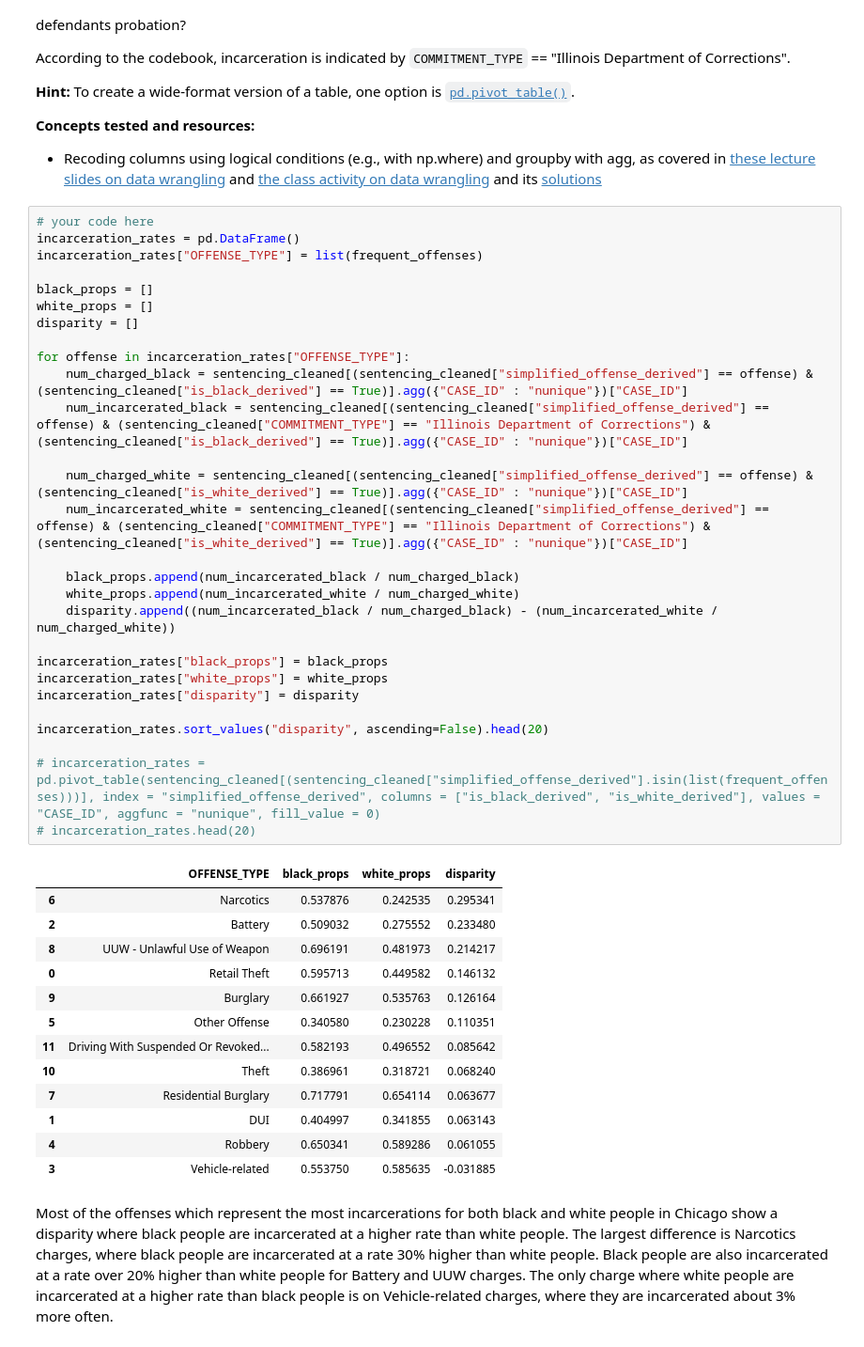
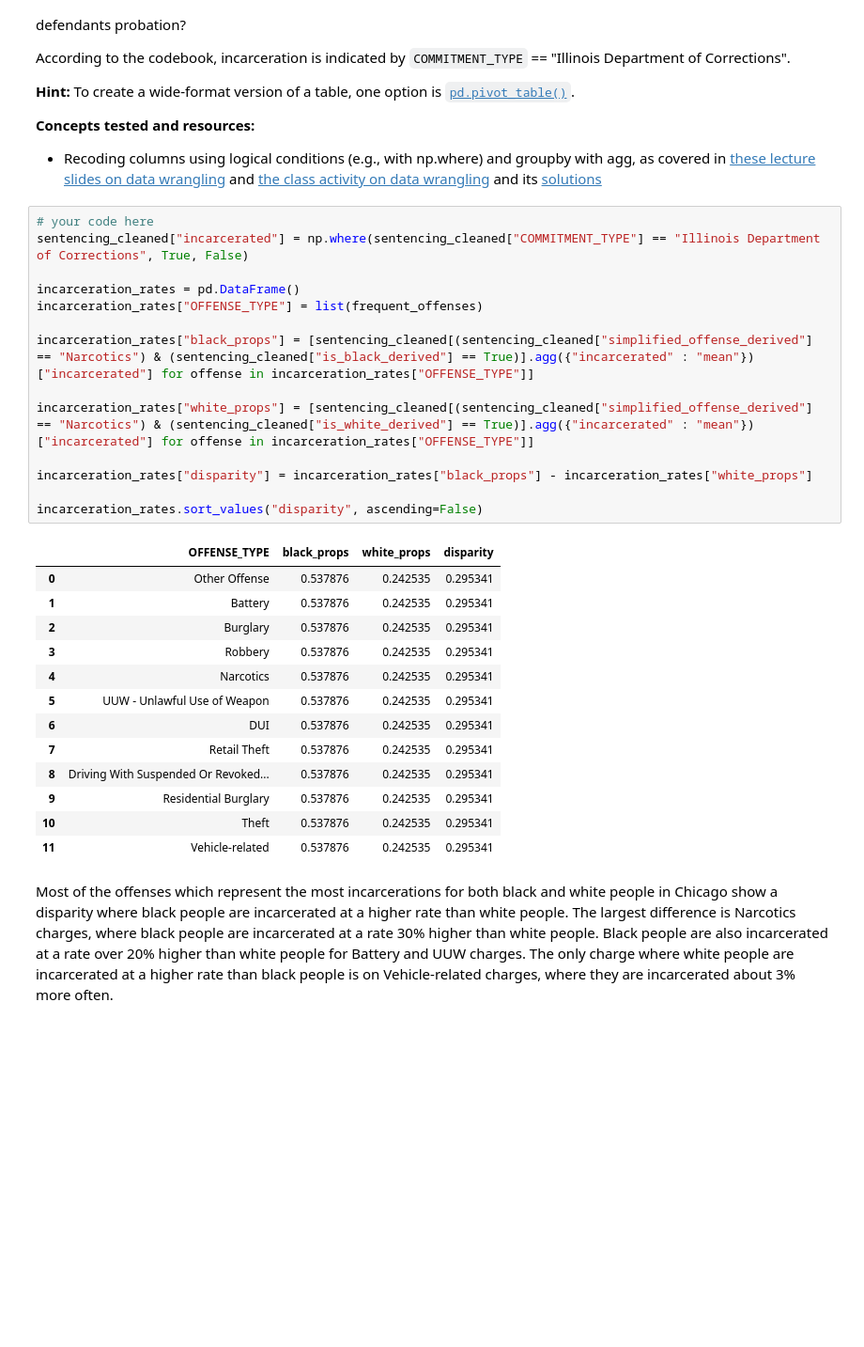
Before and after one commit to alexcraig043/qss-20, a Jupyter notebook: problemsets/pset2/pset2_f0055yb.ipynb, the cells around one changed output. Shown at 94% size. Cells and saved outputs as stored; diff of their text form; blank space fills up the shorter version.

```diff
--- a/problemsets/pset2/pset2_f0055yb.ipynb
+++ b/problemsets/pset2/pset2_f0055yb.ipynb
@@ -527,46 +569,32 @@ According to the codebook, incarceration is indicated by `COMMITMENT_TYPE` == "I
 - Recoding columns using logical conditions (e.g., with np.where) and groupby with agg, as covered in [these lecture slides on data wrangling](https://github.com/jhaber-zz/QSS20_public/blob/main/slides/03_qss20_w23_pandas.pdf) and [the class activity on data wrangling](https://github.com/jhaber-zz/QSS20_public/blob/main/activities/01_pandas_blank.ipynb) and its [solutions](https://github.com/jhaber-zz/QSS20_public/blob/main/activities/solutions/01_pandas_solutions.ipynb)
 # %%
 # your code here
+sentencing_cleaned["incarcerated"] = np.where(sentencing_cleaned["COMMITMENT_TYPE"] == "Illinois Department of Corrections", True, False)
+
 incarceration_rates = pd.DataFrame()
 incarceration_rates["OFFENSE_TYPE"] = list(frequent_offenses)
 
-black_props = []
-white_props = []
-disparity = []
+incarceration_rates["black_props"] = [sentencing_cleaned[(sentencing_cleaned["simplified_offense_derived"] == "Narcotics") & (sentencing_cleaned["is_black_derived"] == True)].agg({"incarcerated" : "mean"})["incarcerated"] for offense in incarceration_rates["OFFENSE_TYPE"]]
 
-for offense in incarceration_rates["OFFENSE_TYPE"]:
-    num_charged_black = sentencing_cleaned[(sentencing_cleaned["simplified_offense_derived"] == offense) & (sentencing_cleaned["is_black_derived"] == True)].agg({"CASE_ID" : "nunique"})["CASE_ID"]
-    num_incarcerated_black = sentencing_cleaned[(sentencing_cleaned["simplified_offense_derived"] == offense) & (sentencing_cleaned["COMMITMENT_TYPE"] == "Illinois Department of Corrections") & (sentencing_cleaned["is_black_derived"] == True)].agg({"CASE_ID" : "nunique"})["CASE_ID"]
+incarceration_rates["white_props"] = [sentencing_cleaned[(sentencing_cleaned["simplified_offense_derived"] == "Narcotics") & (sentencing_cleaned["is_white_derived"] == True)].agg({"incarcerated" : "mean"})["incarcerated"] for offense in incarceration_rates["OFFENSE_TYPE"]]
 
-    num_charged_white = sentencing_cleaned[(sentencing_cleaned["simplified_offense_derived"] == offense) & (sentencing_cleaned["is_white_derived"] == True)].agg({"CASE_ID" : "nunique"})["CASE_ID"]
-    num_incarcerated_white = sentencing_cleaned[(sentencing_cleaned["simplified_offense_derived"] == offense) & (sentencing_cleaned["COMMITMENT_TYPE"] == "Illinois Department of Corrections") & (sentencing_cleaned["is_white_derived"] == True)].agg({"CASE_ID" : "nunique"})["CASE_ID"]
+incarceration_rates["disparity"] = incarceration_rates["black_props"] - incarceration_rates["white_props"]
 
-    black_props.append(num_incarcerated_black / num_charged_black)
-    white_props.append(num_incarcerated_white / num_charged_white)
-    disparity.append((num_incarcerated_black / num_charged_black) - (num_incarcerated_white / num_charged_white))
-
-incarceration_rates["black_props"] = black_props
-incarceration_rates["white_props"] = white_props
-incarceration_rates["disparity"] = disparity
-
-incarceration_rates.sort_values("disparity", ascending=False).head(20)
-
-# incarceration_rates = pd.pivot_table(sentencing_cleaned[(sentencing_cleaned["simplified_offense_derived"].isin(list(frequent_offenses)))], index = "simplified_offense_derived", columns = ["is_black_derived", "is_white_derived"], values = "CASE_ID", aggfunc = "nunique", fill_value = 0)
-# incarceration_rates.head(20)
+incarceration_rates.sort_values("disparity", ascending=False)
 # %% [output]
 |  | OFFENSE_TYPE | black_props | white_props | disparity |
-| 6 | Narcotics | 0.537876 | 0.242535 | 0.295341 |
-| 2 | Battery | 0.509032 | 0.275552 | 0.233480 |
-| 8 | UUW - Unlawful Use of Weapon | 0.696191 | 0.481973 | 0.214217 |
-| 0 | Retail Theft | 0.595713 | 0.449582 | 0.146132 |
-| 9 | Burglary | 0.661927 | 0.535763 | 0.126164 |
-| 5 | Other Offense | 0.340580 | 0.230228 | 0.110351 |
-| 11 | Driving With Suspended Or Revoked... | 0.582193 | 0.496552 | 0.085642 |
-| 10 | Theft | 0.386961 | 0.318721 | 0.068240 |
-| 7 | Residential Burglary | 0.717791 | 0.654114 | 0.063677 |
-| 1 | DUI | 0.404997 | 0.341855 | 0.063143 |
-| 4 | Robbery | 0.650341 | 0.589286 | 0.061055 |
-| 3 | Vehicle-related | 0.553750 | 0.585635 | -0.031885 |
+| 0 | Other Offense | 0.537876 | 0.242535 | 0.295341 |
+| 1 | Battery | 0.537876 | 0.242535 | 0.295341 |
+| 2 | Burglary | 0.537876 | 0.242535 | 0.295341 |
+| 3 | Robbery | 0.537876 | 0.242535 | 0.295341 |
+| 4 | Narcotics | 0.537876 | 0.242535 | 0.295341 |
+| 5 | UUW - Unlawful Use of Weapon | 0.537876 | 0.242535 | 0.295341 |
+| 6 | DUI | 0.537876 | 0.242535 | 0.295341 |
+| 7 | Retail Theft | 0.537876 | 0.242535 | 0.295341 |
+| 8 | Driving With Suspended Or Revoked... | 0.537876 | 0.242535 | 0.295341 |
+| 9 | Residential Burglary | 0.537876 | 0.242535 | 0.295341 |
+| 10 | Theft | 0.537876 | 0.242535 | 0.295341 |
+| 11 | Vehicle-related | 0.537876 | 0.242535 | 0.295341 |
 # %% [markdown]
 Most of the offenses which represent the most incarcerations for both black and white people in Chicago show a disparity where black people are incarcerated at a higher rate than white people. The largest difference is Narcotics charges, where black people are incarcerated at a rate 30% higher than white people. Black people are also incarcerated at a rate over 20% higher than white people for Battery and UUW charges. The only charge where white people are incarcerated at a higher rate than black people is on Vehicle-related charges, where they are incarcerated about 3% more often.
 # %% [markdown]
```
Also changed, not shown: parts of 14 cells of this notebook, 2 other files.
